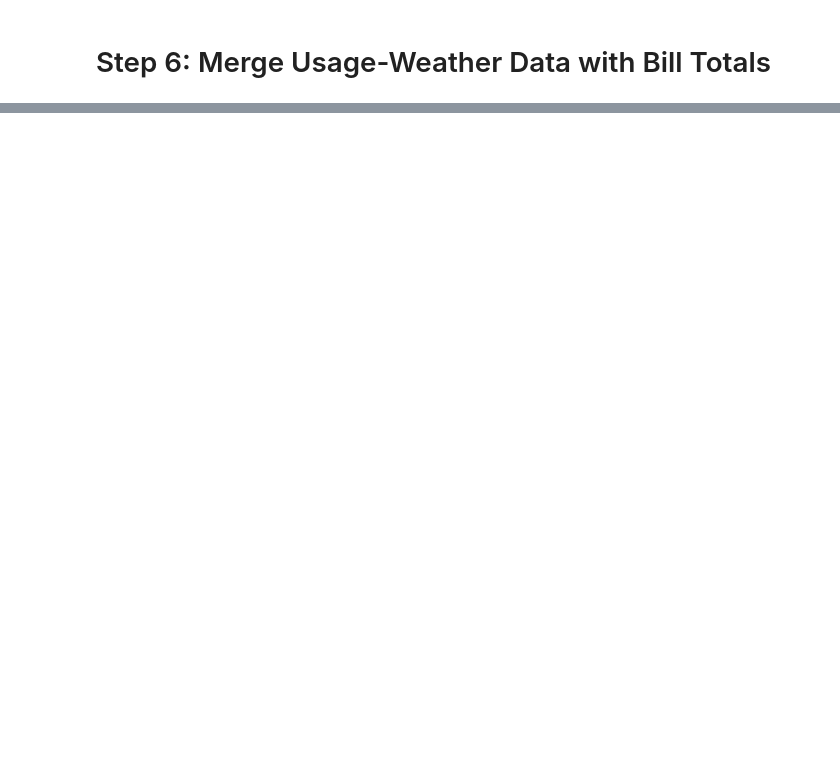
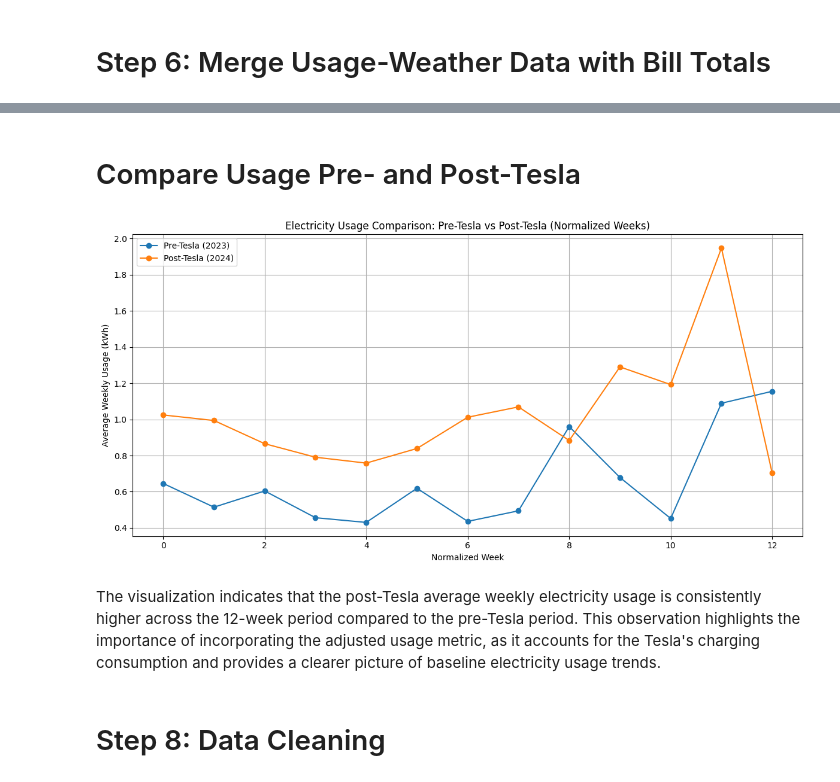
Before and after one commit to mreed5812/comed_forecast, a Jupyter notebook: Utility Forecast - Final Project.ipynb, the cells around one changed output, grey strips where cells are left out. Cells and saved outputs as stored; diff of their text form; code cells hidden in the pictures; blank space fills up the shorter version.

```diff
--- a/Utility Forecast - Final Project.ipynb
+++ b/Utility Forecast - Final Project.ipynb
@@ -155,0 +168,3 @@ final_data.head()
+# %%
+# Filter the final_data to remove the months where I haven't received an actual bill total for the period
+final_data_filtered = final_data.dropna(subset=['COST_y'])
@@ -228,0 +231,57 @@ plt.show()
+# %% [markdown]
+# Compare Usage Pre- and Post-Tesla
+# %%
+import matplotlib.pyplot as plt
+import pandas as pd
+
+# Define the period for comparison (April 1 to July 1 for each year)
+start_period_pre_tesla = '2023-04-01'
+end_period_pre_tesla = '2023-07-01'
+start_period_post_tesla = '2024-04-01'
+end_period_post_tesla = '2024-07-01'
+
+# Filter data for the pre-Tesla period
+pre_tesla_data = final_data_filtered[
+    (final_data_filtered['datetime'] >= start_period_pre_tesla) &
+    (final_data_filtered['datetime'] < end_period_pre_tesla)
+].copy()
+
+# Filter data for the post-Tesla period
+post_tesla_data = final_data_filtered[
+    (final_data_filtered['datetime'] >= start_period_post_tesla) &
+    (final_data_filtered['datetime'] < end_period_post_tesla)
+].copy()
+
+# Normalize dates to start at the same point for both periods
+pre_tesla_data.loc[:, 'normalized_week'] = (pre_tesla_data['datetime'] - pd.to_datetime(start_period_pre_tesla)).dt.days // 7
+post_tesla_data.loc[:, 'normalized_week'] = (post_tesla_data['datetime'] - pd.to_datetime(start_period_post_tesla)).dt.days // 7
+
+# Summarize data by normalized week
+pre_tesla_weekly = pre_tesla_data.groupby('normalized_week')['USAGE (kWh)'].mean().reset_index()
+post_tesla_weekly = post_tesla_data.groupby('normalized_week')['USAGE (kWh)'].mean().reset_index()
+
+# Plot the summarized weekly data
+plt.figure(figsize=(12, 6))
+
+# Plot pre-Tesla data
+plt.plot(pre_tesla_weekly['normalized_week'], pre_tesla_weekly['USAGE (kWh)'], marker='o', linestyle='-', label='Pre-Tesla (2023)')
+
+# Plot post-Tesla data
+plt.plot(post_tesla_weekly['normalized_week'], post_tesla_weekly['USAGE (kWh)'], marker='o', linestyle='-', label='Post-Tesla (2024)')
+
+# Customize the plot
+plt.title('Electricity Usage Comparison: Pre-Tesla vs Post-Tesla (Normalized Weeks)')
+plt.xlabel('Normalized Week')
+plt.ylabel('Average Weekly Usage (kWh)')
+plt.legend()
+plt.grid(True)
+plt.tight_layout()
+
+# Display the plot
+plt.show()
+# %% [output]
+[figure, added]
+# %% [markdown]
+The visualization indicates that the post-Tesla average weekly electricity usage is consistently higher across the 12-week period compared to the pre-Tesla period.  This observation highlights the importance of incorporating the adjusted usage metric, as it accounts for the Tesla's charging consumption and provides a clearer picture of baseline electricity usage trends.
+# %% [markdown]
+# Step 8: Data Cleaning
```
Also changed, not shown: parts of 51 cells of this notebook, 3 other files.
